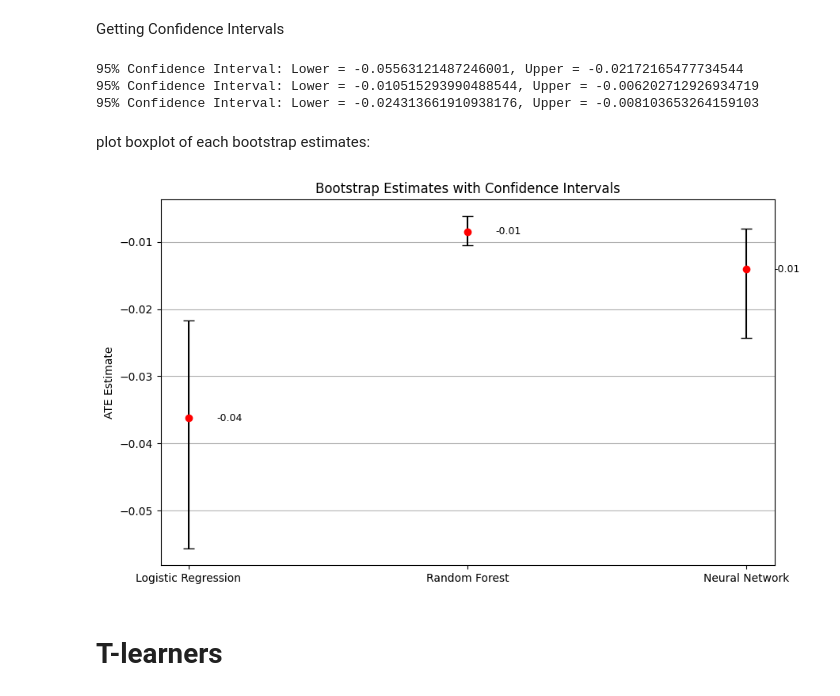
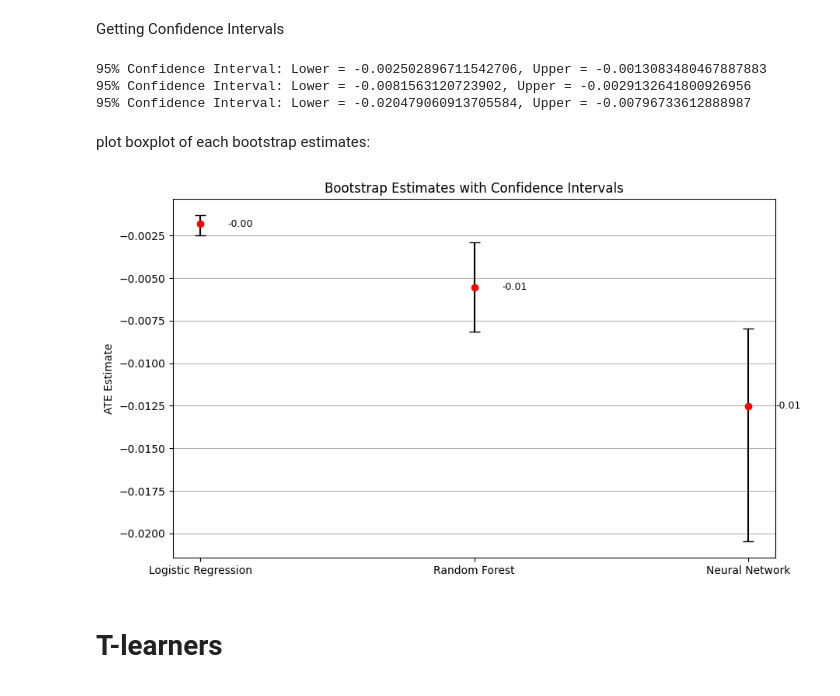
Before and after one commit to Noam-Sasson/Causal-Inference-Breastfeeding-and-Infant-Mortality, a Jupyter notebook: direct_estimation.ipynb, the cells around one changed output. Cells and saved outputs as stored; diff of their text form; code cells hidden in the pictures.

Commit message:
IPW and Doubly Robust + data preparation fixes

```diff
--- a/direct_estimation.ipynb
+++ b/direct_estimation.ipynb
@@ -636,8 +644,8 @@ for ne in parameters_dict_rand_forest['n_estimators']:
                     'max_depth': md,
                     'min_weight_fraction_leaf': mwfl,
                     'criterion': cr,
-                    'class_weight': 'balanced',
-                    'random_state': 42
+                    'class_weight': class_weights_rand_forest,
+                    'random_state': RANDOM_SEED
                 }
                 rand_forest_model = RandomForestModel(model_params_rand_forest)
                 rand_forest_model.fit(X_train_trimmed, y_train_trimmed, sample_weights=sample_weights_rand_forest)
@@ -682,6 +690,10 @@ from torch import nn
 class NeuralNetworkModel(nn.Module, AbstractModel):
     def __init__(self, input_dim, output_dim, hidden_dim):
         super(NeuralNetworkModel, self).__init__()
+        # set random seed for reproducibility
+        torch.manual_seed(RANDOM_SEED)
+        numpy.random.seed(RANDOM_SEED)
+
         self.input_dim = input_dim
         self.output_dim = output_dim
         self.hidden_dim = hidden_dim
@@ -742,8 +754,14 @@ class NeuralNetworkModel(nn.Module, AbstractModel):
             'f1_score' : f1_score(y, preds)
         }
 
-    def get_model_no_train(self):
-        return NeuralNetworkModel(self.input_dim, self.output_dim, self.hidden_dim)
+    def get_model_no_train(self, input_dim = None, output_dim = None):
+
+        if input_dim is None:
+            input_dim = self.input_dim
+        if output_dim is None:
+            output_dim = self.output_dim
+
+        return NeuralNetworkModel(input_dim, output_dim, self.hidden_dim)
 # %%
 sample_weights_nn = (T_train_prop_trimmed**-1)/(T_train_prop_trimmed**-1).sum()
 sample_weights_nn = torch.tensor(sample_weights_nn, dtype=torch.float32)
@@ -801,12 +819,12 @@ def s_learner_confidence_intervals(s_learner_model, X_train, y_train, X_val, y_v
     bootstrap_samples_num = 20
     alpha = 0.05
 
-    s_learner_model_train_data = pd.concat([X_train, T_train], axis=1)
+    s_learner_model_train_data = X_train.copy()
 
     bootstrap_sample_size = int(0.1 * s_learner_model_train_data.shape[0])
     s_learner_model_test_treatment1, s_learner_model_test_treatment0 = prepare_data_for_s_learner_inference(X_val)
 
-    np.random.seed(random_seed)
+    np.random.seed(RANDOM_SEED)
     ate_estimates = []
     # Bootstrap sampling and model fitting
     for i in range(bootstrap_samples_num):
@@ -839,48 +857,48 @@ dummy_logist_reg_model = best_model_logist_reg.get_model_no_train()
 dummy_rand_forest_model = best_model_rand_forest.get_model_no_train()
 dummy_nn_model = best_model_nn.get_model_no_train()
 
-bootstrap_reses = {
-    "logist_reg": s_learner_confidence_intervals(dummy_logist_reg_model, X_train, y_train, X_val, y_val),
-    "rand_forest": s_learner_confidence_intervals(dummy_rand_forest_model, X_train, y_train, X_val, y_val),
-    "nn": s_learner_confidence_intervals(dummy_nn_model, X_train, y_train, X_val, y_val),
+bootstrap_reses_s_learner = {
+    "logist_reg": s_learner_confidence_intervals(dummy_logist_reg_model, X_train_trimmed, y_train_trimmed, X_val_trimmed, y_val_trimmed),
+    "rand_forest": s_learner_confidence_intervals(dummy_rand_forest_model, X_train_trimmed, y_train_trimmed, X_val_trimmed, y_val_trimmed),
+    "nn": s_learner_confidence_intervals(dummy_nn_model, X_train_trimmed, y_train_trimmed, X_val_trimmed, y_val_trimmed),
 }
 # %% [output]
-95% Confidence Interval: Lower = -0.05563121487246001, Upper = -0.02172165477734544
-95% Confidence Interval: Lower = -0.010515293990488544, Upper = -0.006202712926934719
-95% Confidence Interval: Lower = -0.024313661910938176, Upper = -0.008103653264159103
+95% Confidence Interval: Lower = -0.002502896711542706, Upper = -0.0013083480467887883
+95% Confidence Interval: Lower = -0.0081563120723902, Upper = -0.0029132641800926956
+95% Confidence Interval: Lower = -0.020479060913705584, Upper = -0.00796733612888987
 # %% [markdown]
 plot boxplot of each bootstrap estimates:
 # %%
 import matplotlib.pyplot as plt
 
 import numpy as np
 import matplotlib.pyplot as plt
 
-def plot_bootstrap_estimates(bootstrap_estimates_list, titles, ci=95):
+def plot_bootstrap_estimates(bootstrap_estimates_list, titles, dot_color = "red", ci=95):
     plt.figure(figsize=(10, 6))
 
     for i, res in enumerate(bootstrap_estimates_list, start=1):
         mean_est = np.mean(res)
         lower = np.percentile(res, (100 - ci) / 2)
         upper = np.percentile(res, 100 - (100 - ci) / 2)
 
         # Error bar with caps
         plt.errorbar(
             i, mean_est,
             yerr=[[mean_est - lower], [upper - mean_est]],
-            fmt="o", color="red", ecolor="black", capsize=5, markersize=6
+            fmt="o", color= dot_color, ecolor="black", capsize=5, markersize=6
         )
 
         # Add label with mean value
         plt.text(i + 0.1, mean_est, f"{mean_est:.2f}", va="center", fontsize=9)
 
     plt.title("Bootstrap Estimates with Confidence Intervals")
     plt.ylabel("ATE Estimate")
     # plt.xlabel("Models", fontsize=8)
     plt.xticks(range(1, len(bootstrap_estimates_list) + 1),
                titles)
     plt.grid(True, axis="y")
     plt.show()
-plot_bootstrap_estimates([v[1] for v in bootstrap_reses.values()], ['Logistic Regression', 'Random Forest', 'Neural Network'])
+plot_bootstrap_estimates([v[1] for v in bootstrap_reses_s_learner.values()], ['Logistic Regression', 'Random Forest', 'Neural Network'])
 # %% [output]
-[figure, old version]
+[figure, new version]
```
Also changed, not shown: parts of 46 cells of this notebook, 1 other file.
